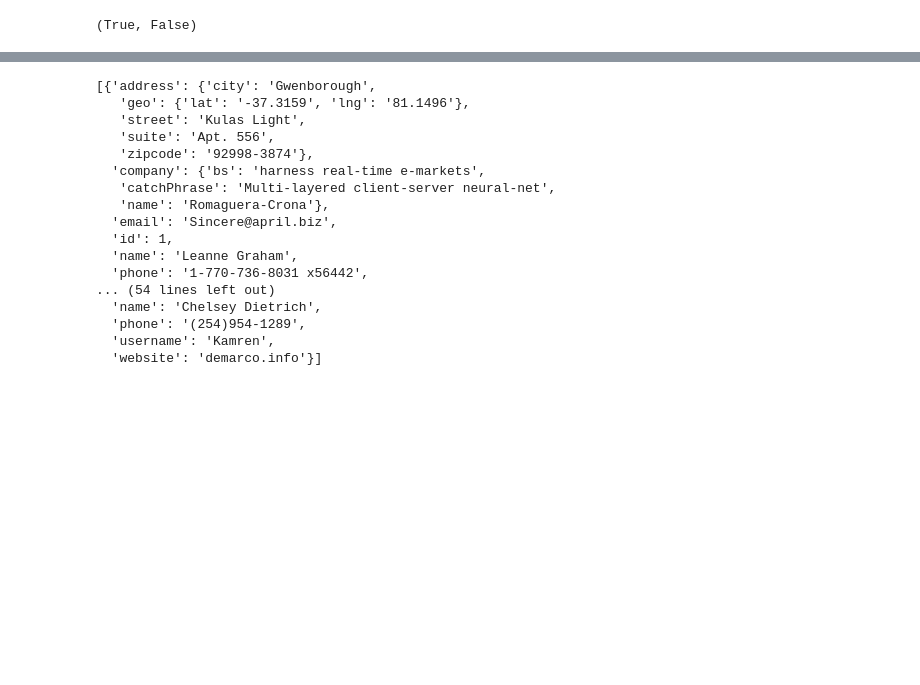
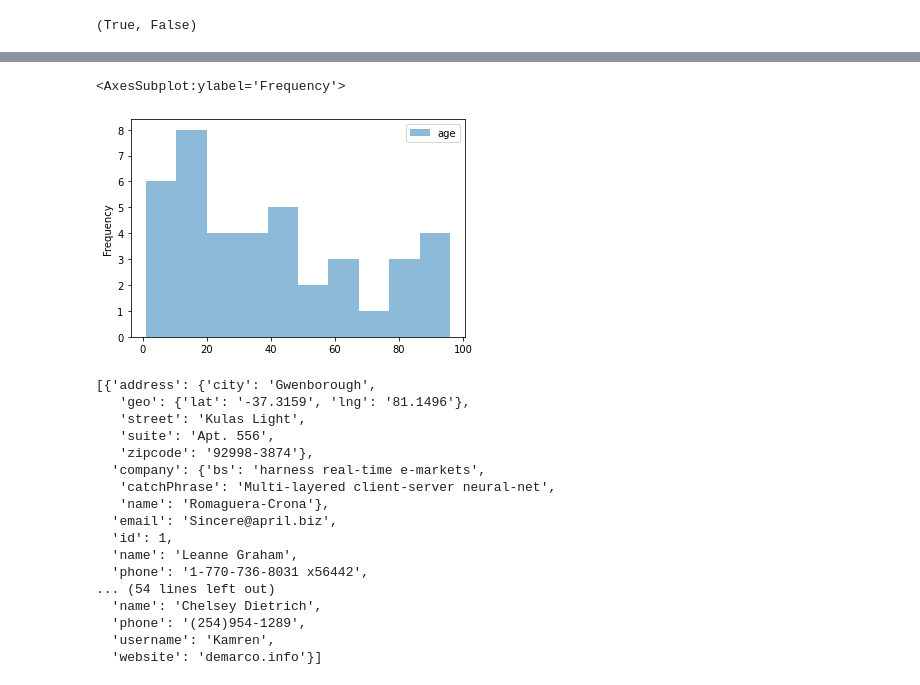
Before and after one commit to ValRCS/Digital_Discourse_ETH713_Fall_2020, a Jupyter notebook: JSON_APIs/Using_JSON_APIs.ipynb, the cells around one changed output, grey strips where cells are left out. Saved outputs shown, nothing was run; the diff lists cells and outputs as text; code cells hidden in the pictures; blank space fills up the shorter version.

```diff
--- a/JSON_APIs/Using_JSON_APIs.ipynb
+++ b/JSON_APIs/Using_JSON_APIs.ipynb
@@ -632,0 +807,5 @@ df2.head()
+# %%
+females.plot(kind="hist", y="age", alpha=0.5) # alpha is transparency
+# %% [output]
+<AxesSubplot:ylabel='Frequency'>
+[figure, added]
```
Also changed, not shown: parts of 52 cells of this notebook, 2 other files.
